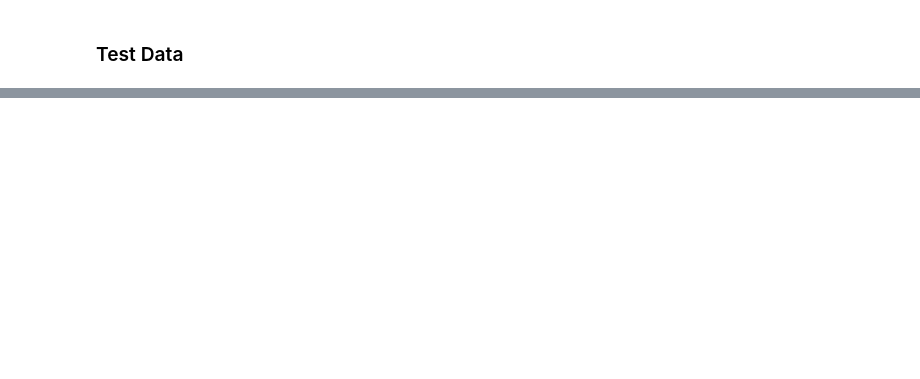
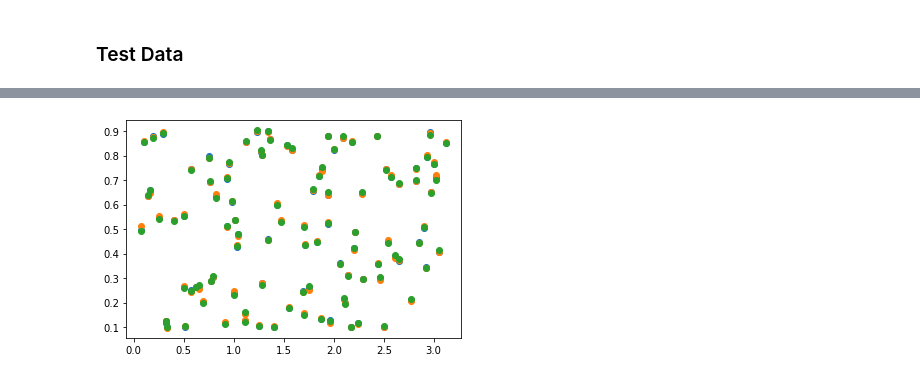
Before and after one commit to KristianWold/Thesis, a Jupyter notebook: notebooks/analysis/Regularization, Analysis.ipynb, the cells around one changed output, grey strips where cells are left out. Saved outputs shown, nothing was run; the diff lists cells and outputs as text; code cells hidden in the pictures; blank space fills up the shorter version.

```diff
--- a/notebooks/analysis/Regularization, Analysis.ipynb
+++ b/notebooks/analysis/Regularization, Analysis.ipynb
@@ -78,11 +79,17 @@ plt.show()
 # %%
 np.random.seed(43)
 
-n = 100
+n = 200
 n_features = 4
+epochs = 100
+x = np.random.uniform(0, np.pi, (n, n_features))
 
-x = np.random.uniform(0, np.pi, (n, n_features))
-y = scaler(x[:,2], a=0.1, b=0.9).reshape(-1,1)
+std = 0.2
+y = np.sin(2*x[:,2])
+y = scaler(y, a=0.1, b=0.9).reshape(-1, 1)
+
+x_train, y_train = x[:100,:], y[:100,:]
+x_test, y_test = x[100:,:], y[100:,:]
 # %%
 loss_list_reg = []
 for model in model_list1:
@@ -114,0 +117,10 @@ print(y.flatten())
+# %%
+y_pred1 = model_list1[0].predict(x_train)
+y_pred2 = model_list2[0].predict(x_train)
+# %%
+plt.plot(x_train[:,3], y_train, "o")
+plt.plot(x_train[:,3], y_pred1, "o")
+plt.plot(x_train[:,3], y_pred2, "o")
+plt.show()
+# %% [output]
+[figure, added]
```
Also changed, not shown: parts of 13 cells of this notebook, 23 other files.
